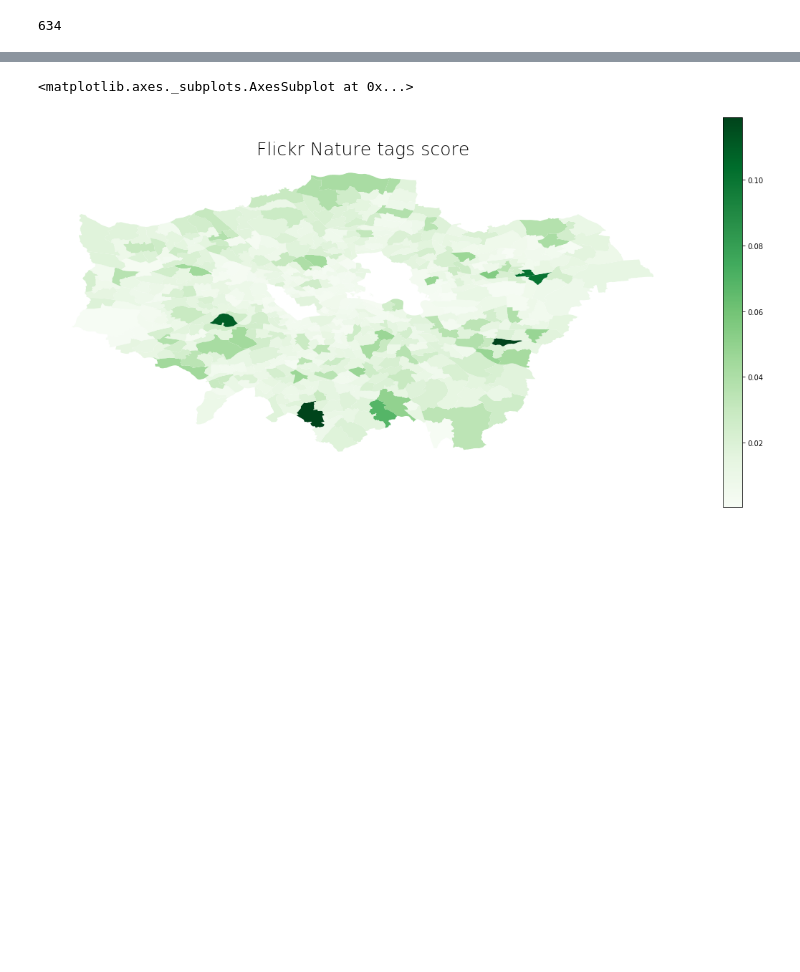
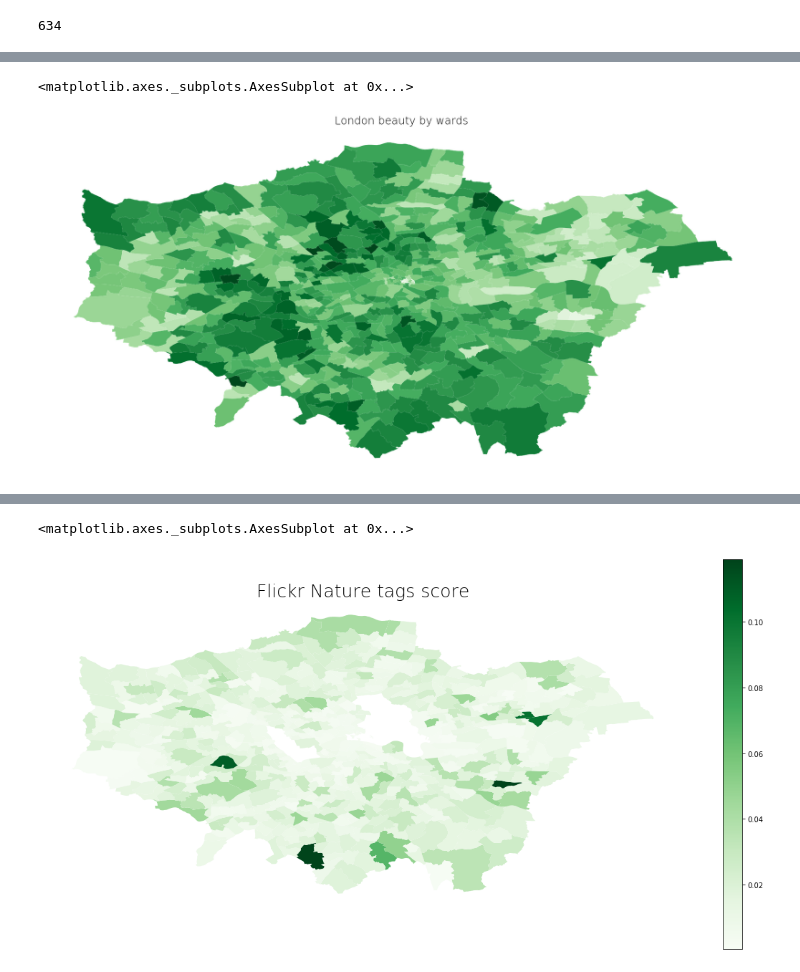
Before and after one commit to sagarjoglekar/Vitamin_N, a Jupyter notebook: Notebooks/Flickr_tags.ipynb, the cells around one changed output, grey strips where cells are left out. Saved outputs shown, nothing was run; the diff lists cells and outputs as text; code cells hidden in the pictures; blank space fills up the shorter version.

```diff
--- a/Notebooks/Flickr_tags.ipynb
+++ b/Notebooks/Flickr_tags.ipynb
@@ -274,5 +374,7 @@ len(Ward_Flicker_Nature)
 # %%
 import geopandas as gpd
 import matplotlib.pyplot as plt
+# %%
+beauty = pd.read_csv('wards_beauty_score.csv')
 # %%
 wards_shape = gpd.read_file('../Data/Geo_Data/geo/london_wards.shp')
@@ -278,0 +426,4 @@ wards_shape = gpd.read_file('../Data/Geo_Data/geo/london_wards.shp')
+# %%
+wards_with_beauty = pd.merge(wards_shape , beauty , left_on='NAME', right_on = 'ward_name')
+# %%
+sorted_beauty = wards_with_beauty.sort_values(['bscore'])
@@ -278,0 +441,23 @@ wards_shape = gpd.read_file('../Data/Geo_Data/geo/london_wards.shp')
+# %%
+fig, ax = plt.subplots()
+fig.set_size_inches(30,30)
+ax.axis('off')
+ax.set_title('London beauty by wards ', fontdict={'fontsize': '25', 'fontweight' : '5'})
+# sm = plt.cm.ScalarMappable(cmap='Blues', norm=plt.Normalize(vmin=wards_with_beauty['bscore'].min(), vmax=wards_with_beauty['bscore'].max()))
+# empty array for the data range
+# sm._A = []
+# add the colorbar to the figure
+# cbar = fig.colorbar(sm)
+sorted_beauty.plot(ax=ax,column='bscore', cmap='Greens', linewidth=0.8)
+# sorted_beauty[:5].plot(ax=ax,column='bscore', cmap='Reds', linewidth=0.8)
+# sorted_beauty[-5:].plot(ax=ax,column='bscore', cmap='Greens', linewidth=0.8)
+
+# lowest = sorted_beauty[:5]
+# highest = sorted_beauty[-5:]
+# for x, y, label in zip(lowest.geometry.centroid.x, lowest.geometry.centroid.y, lowest.NAME):
+#     ax.annotate(label, xy=(x, y), xytext=(5, 5), textcoords="offset points",fontsize = 15)
+# for x, y, label in zip(highest.geometry.centroid.x, highest.geometry.centroid.y, highest.NAME):
+#     ax.annotate(label, xy=(x, y), xytext=(5, 5), textcoords="offset points",fontsize = 15)
+# %% [output]
+<matplotlib.axes._subplots.AxesSubplot at 0x...>
+[figure, added]
```
Also changed, not shown: parts of 50 cells of this notebook, 11 other files.
